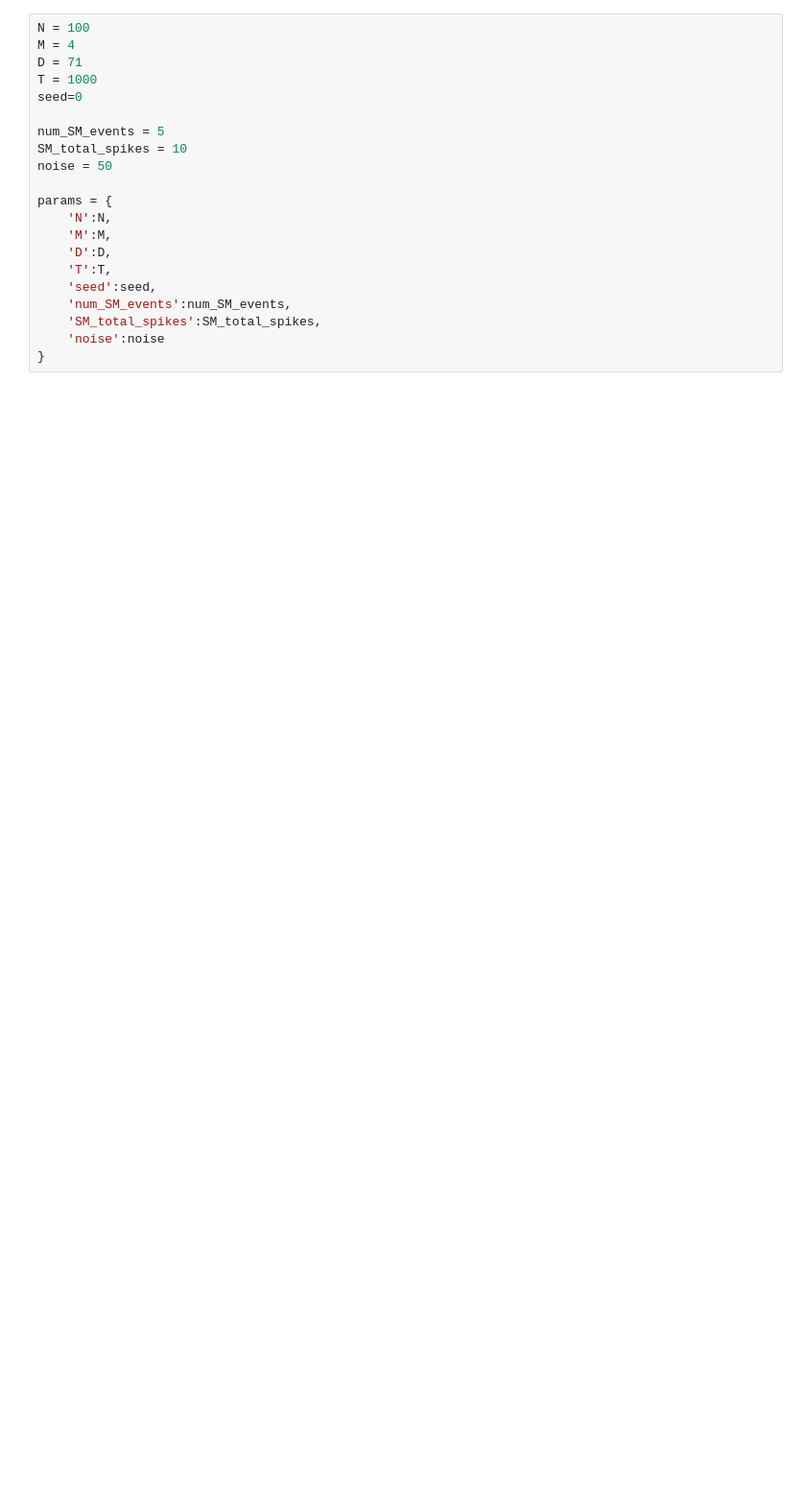
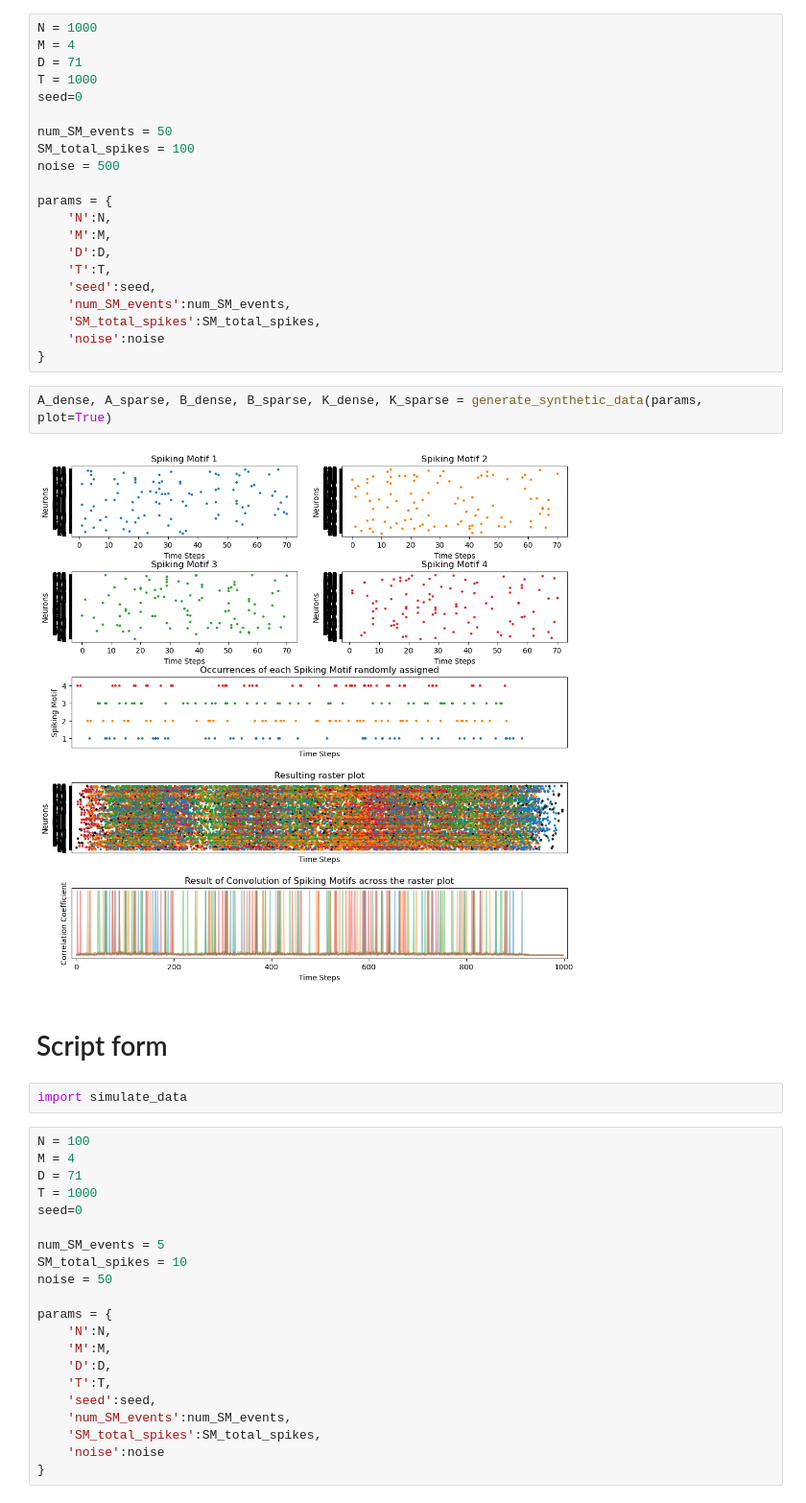
Before and after one commit to CosmicSurgery/thesis_notebooks, a Jupyter notebook: 2023.09.26 - Final Drafts/2023.09.26 - New raster generation.ipynb, the cells around one changed output. Shown at 96% size. Drawn from its saved outputs; the diff is of its cells as text; blank space fills up the shorter version.

```diff
--- a/2023.09.26 - Final Drafts/2023.09.26 - New raster generation.ipynb
+++ b/2023.09.26 - Final Drafts/2023.09.26 - New raster generation.ipynb
@@ -50,3 +161,32 @@ palette = np.concatenate([existing_colors, new_colors])
+# %%
+N = 1000
+M = 4
+D = 71
+T = 1000
+seed=0
+
+num_SM_events = 50
+SM_total_spikes = 100
+noise = 500
+
+params = {
+    'N':N,
+    'M':M,
+    'D':D,
+    'T':T,
+    'seed':seed,
+    'num_SM_events':num_SM_events,
+    'SM_total_spikes':SM_total_spikes,
+    'noise':noise
+}
+# %%
+A_dense, A_sparse, B_dense, B_sparse, K_dense, K_sparse = generate_synthetic_data(params, plot=True)
+# %% [output]
+[figure, added]
+# %% [markdown]
+# Script form
+# %%
+import simulate_data
 # %%
 N = 100
 M = 4
```
Also changed, not shown: parts of 6 cells of this notebook, 3 other files.
